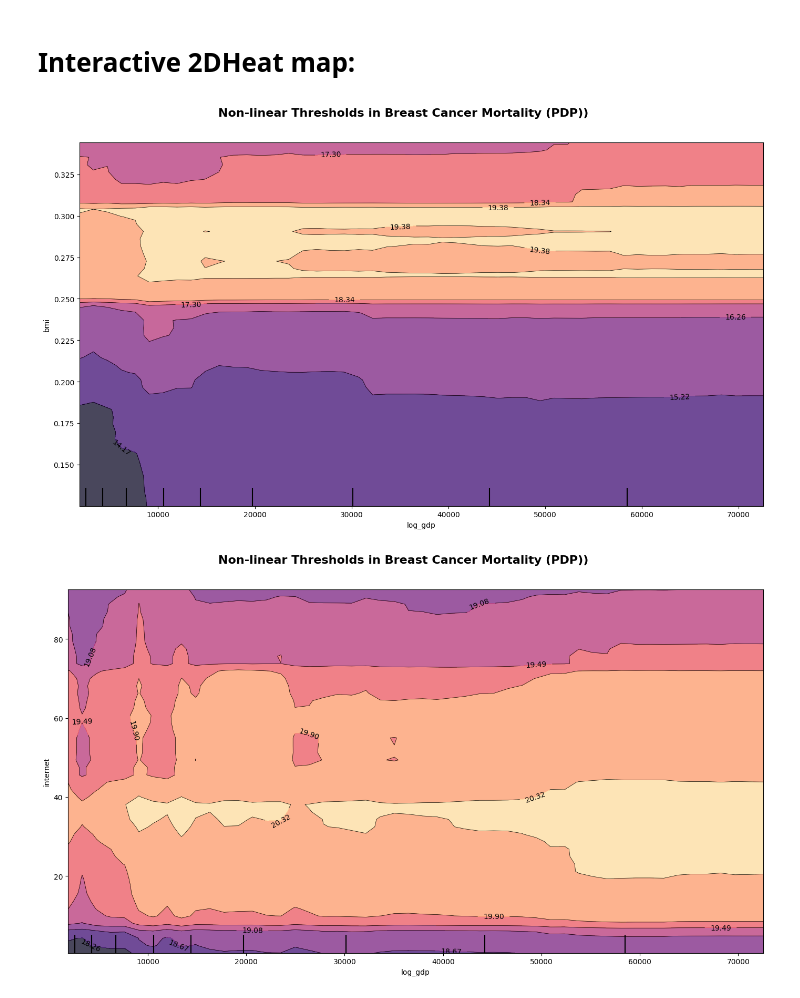
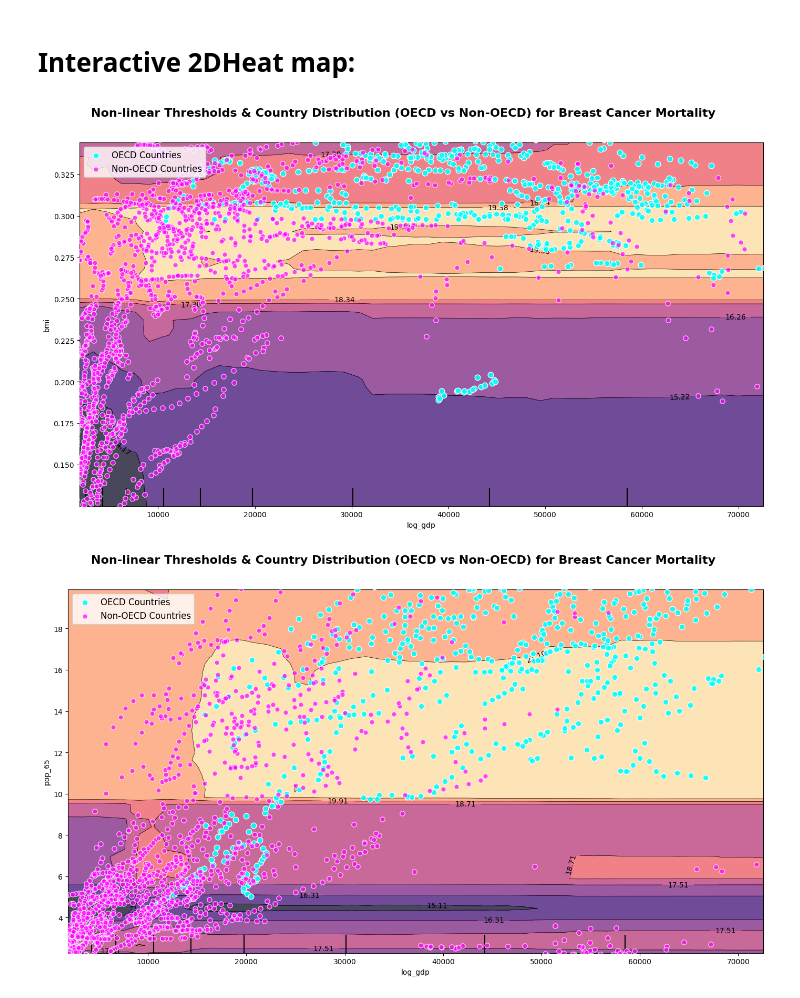
Before and after one commit to Mary-Moradi/BreastCancer_Burden_PanelStudy, a Jupyter notebook: ML_mortality.ipynb, the cells around one changed output. Cells and saved outputs as stored; diff of their text form; code cells hidden in the pictures.

Commit message:
update 2D heatmaps

```diff
--- a/ML_mortality.ipynb
+++ b/ML_mortality.ipynb
@@ -26,6 +26,6 @@ x_train, x_test, y_train, y_test= train_test_split( X,y, test_size=0.2, random_s
 # %% [markdown]
 # creating and learning the model
 # %%
-rf_mortality=RandomForestRegressor(n_estimators= 100, random_state =42)
-rf_mortality.fit(x_train, y_train)
+rf_MIR=RandomForestRegressor(n_estimators= 500, max_depth=10, min_samples_leaf=5, random_state =42, oob_score= True)
+rf_MIR.fit(x_train, y_train)
 # %% [output]
@@ -89,30 +90,66 @@ plt.show()
 # %% [markdown]
 # Interactive 2DHeat map:
 # %%
-feature_lifestyle = [('log_gdp', 'bmi')]
-
+feature_infrastructure = [('log_gdp', 'bmi')]
 fig, ax = plt.subplots(figsize=(14, 8))
+#using a default contour in the model of training data
 display = PartialDependenceDisplay.from_estimator(
-    rf_mortality, x_train,feature_lifestyle,
+    rf_mortality, x_train, feature_infrastructure,
     grid_resolution=50,
     ax=ax,
     contour_kw={"cmap": "magma"})
-fig.suptitle('Non-linear Thresholds in Breast Cancer Mortality (PDP))', fontsize=16, fontweight='bold', y=1.02)
+target_ax = display.axes_[0, 0]
+train_data_with_oecd = df_ml.loc[x_train.index]
+oecd_points = train_data_with_oecd[train_data_with_oecd['is_oecd'] == 1]
+non_oecd_points = train_data_with_oecd[train_data_with_oecd['is_oecd'] == 0]
+# graphically differentiate OECD and non_OECD countries on the contour plot
+#OECD_countries:
+target_ax.scatter(
+    oecd_points['log_gdp'], oecd_points['bmi'],
+    color='cyan', alpha=0.9, edgecolors='white', s=60, zorder=5,
+    label='OECD Countries')
+#non-OECD countries:
+target_ax.scatter(
+    non_oecd_points['log_gdp'], non_oecd_points['bmi'],
+    color='magenta', alpha=0.7, edgecolors='white', s=45, zorder=5,
+    label='Non-OECD Countries')
+# Adding guides and labels
+target_ax.legend(loc='upper left', fontsize=12)
+fig.suptitle('Non-linear Thresholds & Country Distribution (OECD vs Non-OECD) for Breast Cancer Mortality', fontsize=16, fontweight='bold', y=1.02)
 plt.tight_layout()
 plt.show()
 # %% [output]
-[figure, old version]
+[figure, new version]
 # %%
-feature_socioeconomic = [('log_gdp', 'internet')]
+feature_infrastructure = [('log_gdp', 'pop_65')]
 fig, ax = plt.subplots(figsize=(14, 8))
+
+#using a default contour in the model of training data
 display = PartialDependenceDisplay.from_estimator(
-    rf_mortality, x_train,feature_socioeconomic,
+    rf_mortality, x_train, feature_infrastructure,
     grid_resolution=50,
     ax=ax,
     contour_kw={"cmap": "magma"})
-fig.suptitle('Non-linear Thresholds in Breast Cancer Mortality (PDP))', fontsize=16, fontweight='bold', y=1.02)
+target_ax = display.axes_[0, 0]
+train_data_with_oecd = df_ml.loc[x_train.index]
+oecd_points = train_data_with_oecd[train_data_with_oecd['is_oecd'] == 1]
+non_oecd_points = train_data_with_oecd[train_data_with_oecd['is_oecd'] == 0]
+# graphically differentiate OECD and non_OECD countries on the contour plot
+#OECD_countries:
+target_ax.scatter(
+    oecd_points['log_gdp'], oecd_points['pop_65'],
+    color='cyan', alpha=0.9, edgecolors='white', s=60, zorder=5,
+    label='OECD Countries')
+#non-OECD countries:
+target_ax.scatter(
+    non_oecd_points['log_gdp'], non_oecd_points['pop_65'],
+    color='magenta', alpha=0.7, edgecolors='white', s=45, zorder=5,
+    label='Non-OECD Countries')
+# Adding guides and labels
+target_ax.legend(loc='upper left', fontsize=12)
+fig.suptitle('Non-linear Thresholds & Country Distribution (OECD vs Non-OECD) for Breast Cancer Mortality', fontsize=16, fontweight='bold', y=1.02)
 plt.tight_layout()
 plt.show()
 # %% [output]
-[figure, old version]
+[figure, new version]
 # %%
```
Also changed, not shown: parts of 3 cells of this notebook, 6 other files.
